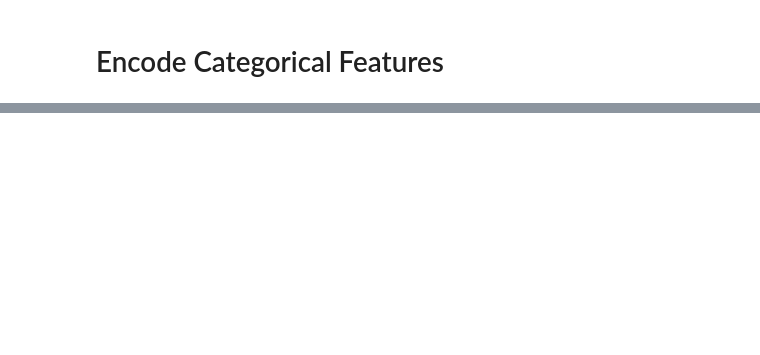
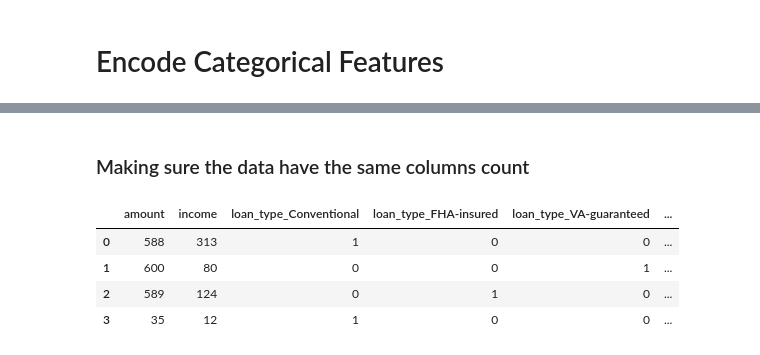
Before and after one commit to pas-trop-de-zele/loan-predictor-knn, a Jupyter notebook: test.ipynb, the cells around one changed output, grey strips where cells are left out. Cells and saved outputs as stored; diff of their text form; code cells hidden in the pictures; blank space fills up the shorter version.

```diff
--- a/test.ipynb
+++ b/test.ipynb
@@ -27,3 +29,0 @@ Index(['loan_type', 'property_type', 'purpose', 'occupancy', 'amount',
-# %%
-# Remove null values
-df = df.dropna()
@@ -32,4 +29,0 @@ df = df.dropna()
-# %%
-# Keep only records that either granted or rejected loans
-states = ['originated', 'approved', 'denied']
-df = df[df.apply(lambda x: any(s in x.status for s in states), axis=1)]
@@ -41,5 +29,0 @@ Name: status, dtype: int64
-# %%
-# Merged approved and withdrawn in row status
-def f(row):
-    return 1 if ("approved" in row.status or "originated" in row.status) else 0
-df['status'] = df.apply(f, axis=1)
@@ -81,3 +50,0 @@ df.head()
-# %%
-categorical_columns_selector = selector(dtype_include=object)
-categorical_columns = categorical_columns_selector(df)
@@ -132,0 +60,22 @@ Y.shape
+# %% [markdown]
+### Making sure the data have the same columns count
+# %%
+MODEL_COLUMNS = ['amount', 'income', 'loan_type_Conventional',
+       'loan_type_FHA-insured', 'loan_type_FSA/RHS-guaranteed',
+       'loan_type_VA-guaranteed', 'property_type_Manufactured housing',
+       'property_type_One-to-four family dwelling (other than manufactured housing)',
+       'purpose_Home improvement', 'purpose_Home purchase',
+       'purpose_Refinancing', 'occupancy_Not applicable',
+       'occupancy_Not owner-occupied as a principal dwelling',
+       'occupancy_Owner-occupied as a principal dwelling', 'sex_Female',
+       'sex_Information not provided by applicant in mail, Internet, or telephone application', 'sex_Male', 'sex_Not applicable']
+for col in MODEL_COLUMNS:
+    if col not in df.columns:
+        df[col] = [0] * len(df)
+df
+# %% [output]
+|  | amount | income | loan_type_Conventional | loan_type_FHA-insured | loan_type_VA-guaranteed | ... |
+| 0 | 588 | 313 | 1 | 0 | 0 | ... |
+| 1 | 600 | 80 | 0 | 0 | 1 | ... |
+| 2 | 589 | 124 | 0 | 1 | 0 | ... |
+| 3 | 35 | 12 | 1 | 0 | 0 | ... |
```
Also changed, not shown: parts of 30 cells of this notebook, 6 other files.
